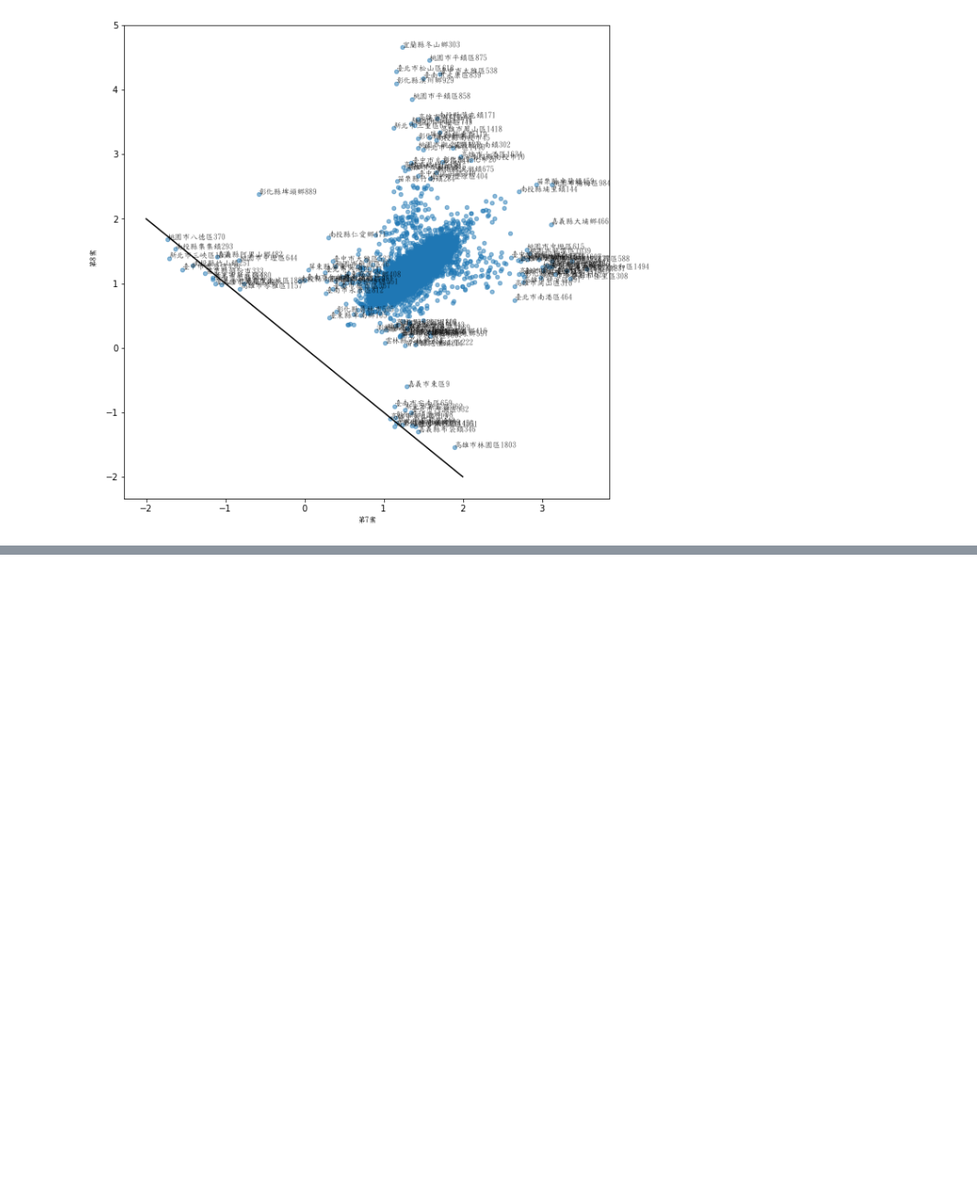
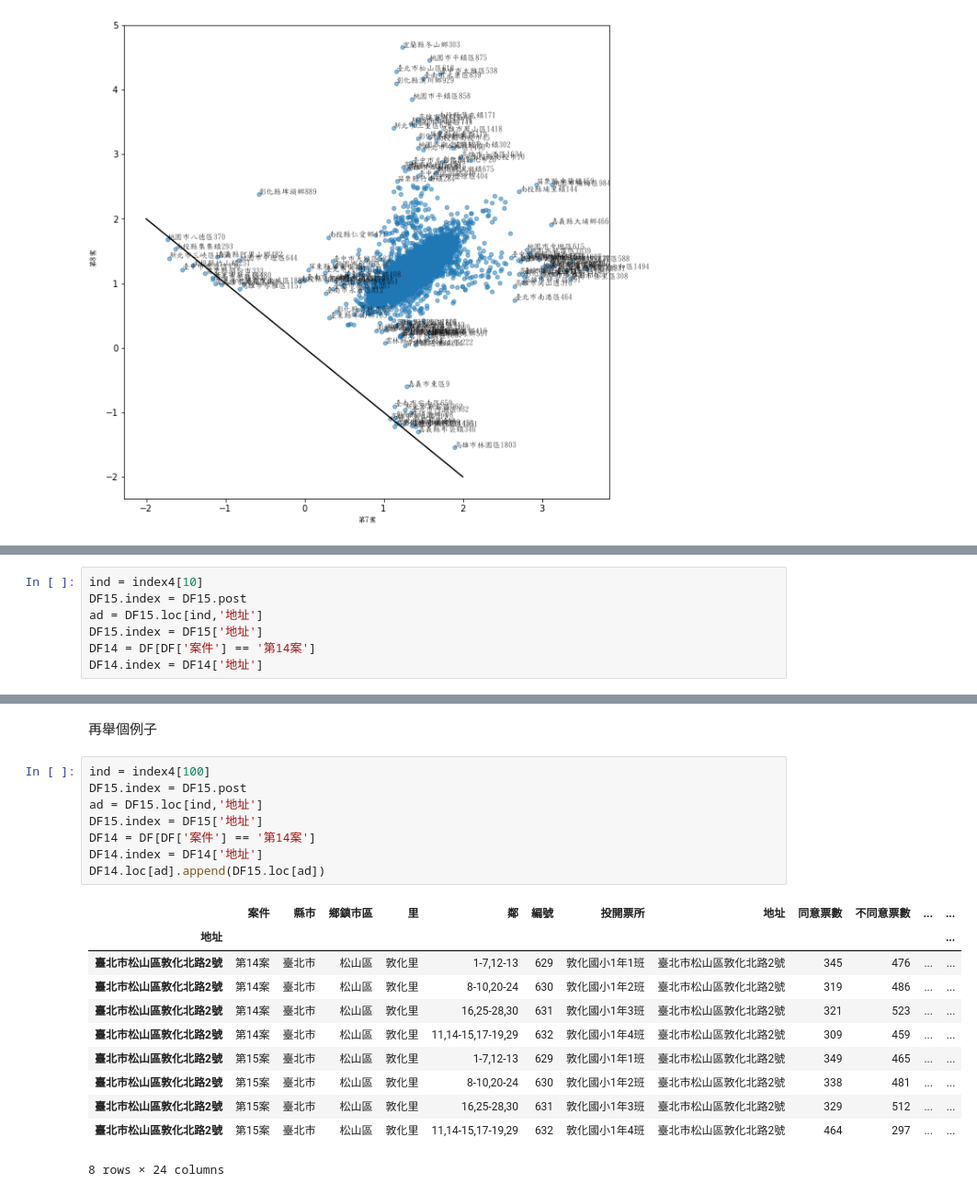
Before and after one commit to shevajia/TaiwanReferendum, a Jupyter notebook: TaiwanReferendum2018.ipynb, the cells around one changed output, grey strips where cells are left out. Shown at 92% size. Drawn from its saved outputs; the diff is of its cells as text; blank space fills up the shorter version.

```diff
--- a/TaiwanReferendum2018.ipynb
+++ b/TaiwanReferendum2018.ipynb
@@ -536,0 +920,7 @@ plt.show()
+# %%
+ind = index4[10]
+DF15.index = DF15.post
+ad = DF15.loc[ind,'地址']
+DF15.index = DF15['地址']
+DF14 = DF[DF['案件'] == '第14案']
+DF14.index = DF14['地址']
@@ -536,0 +937,22 @@ plt.show()
+# %% [markdown]
+再舉個例子
+# %%
+ind = index4[100]
+DF15.index = DF15.post
+ad = DF15.loc[ind,'地址']
+DF15.index = DF15['地址']
+DF14 = DF[DF['案件'] == '第14案']
+DF14.index = DF14['地址']
+DF14.loc[ad].append(DF15.loc[ad])
+# %% [output]
+|  | 案件 | 縣市 | 鄉鎮市區 | 里 | 鄰 | 編號 | 投開票所 | 地址 | 同意票數 | 不同意票數 | ... | ... |
+| 地址 |  |  |  |  |  |  |  |  |  |  |  | ... |
+| 臺北市松山區敦化北路2號 | 第14案 | 臺北市 | 松山區 | 敦化里 | 1-7,12-13 | 629 | 敦化國小1年1班 | 臺北市松山區敦化北路2號 | 345 | 476 | ... | ... |
+| 臺北市松山區敦化北路2號 | 第14案 | 臺北市 | 松山區 | 敦化里 | 8-10,20-24 | 630 | 敦化國小1年2班 | 臺北市松山區敦化北路2號 | 319 | 486 | ... | ... |
+| 臺北市松山區敦化北路2號 | 第14案 | 臺北市 | 松山區 | 敦化里 | 16,25-28,30 | 631 | 敦化國小1年3班 | 臺北市松山區敦化北路2號 | 321 | 523 | ... | ... |
+| 臺北市松山區敦化北路2號 | 第14案 | 臺北市 | 松山區 | 敦化里 | 11,14-15,17-19,29 | 632 | 敦化國小1年4班 | 臺北市松山區敦化北路2號 | 309 | 459 | ... | ... |
+| 臺北市松山區敦化北路2號 | 第15案 | 臺北市 | 松山區 | 敦化里 | 1-7,12-13 | 629 | 敦化國小1年1班 | 臺北市松山區敦化北路2號 | 349 | 465 | ... | ... |
+| 臺北市松山區敦化北路2號 | 第15案 | 臺北市 | 松山區 | 敦化里 | 8-10,20-24 | 630 | 敦化國小1年2班 | 臺北市松山區敦化北路2號 | 338 | 481 | ... | ... |
+| 臺北市松山區敦化北路2號 | 第15案 | 臺北市 | 松山區 | 敦化里 | 16,25-28,30 | 631 | 敦化國小1年3班 | 臺北市松山區敦化北路2號 | 329 | 512 | ... | ... |
+| 臺北市松山區敦化北路2號 | 第15案 | 臺北市 | 松山區 | 敦化里 | 11,14-15,17-19,29 | 632 | 敦化國小1年4班 | 臺北市松山區敦化北路2號 | 464 | 297 | ... | ... |
+8 rows × 24 columns
```
Also changed, not shown: parts of 11 cells of this notebook, 3 other files.
